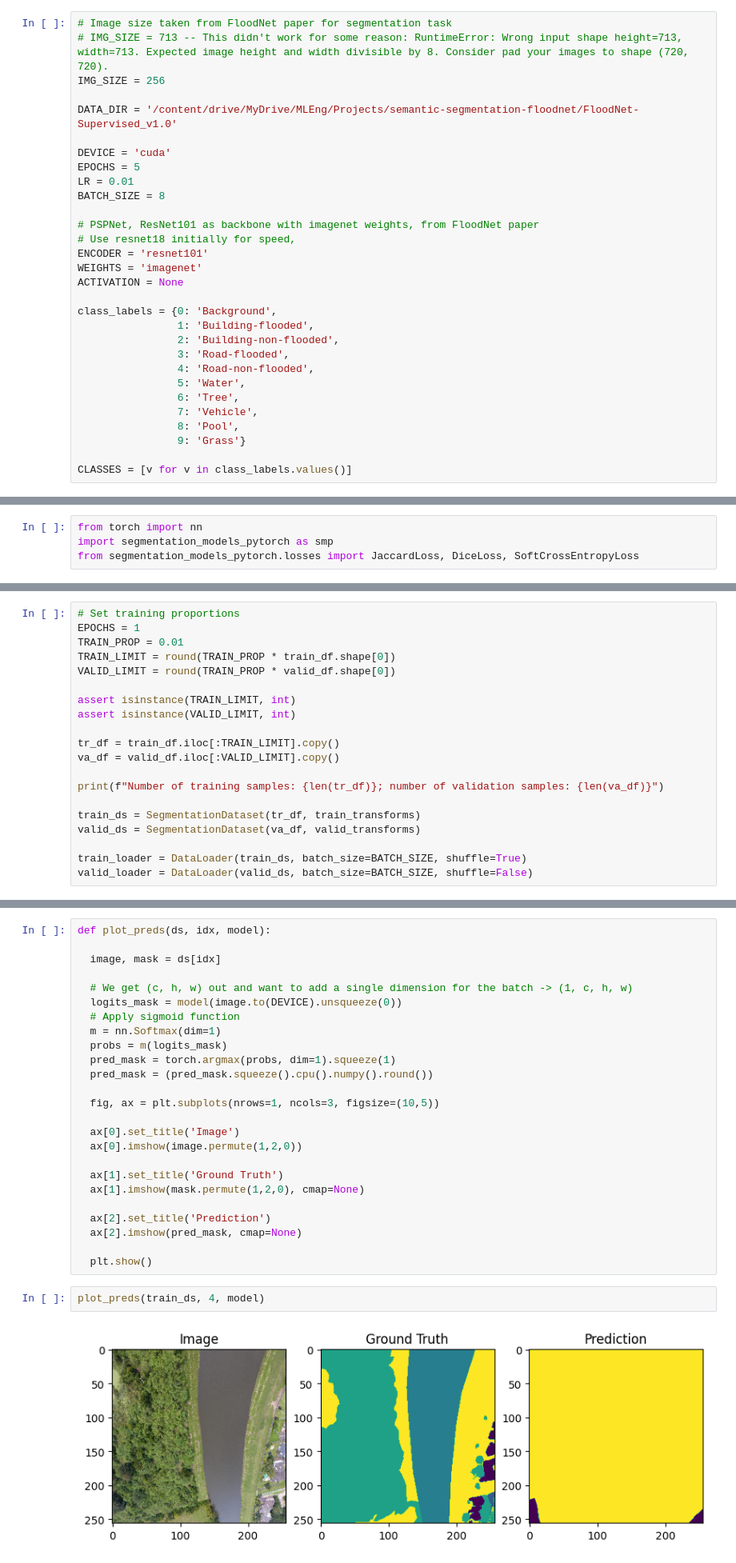
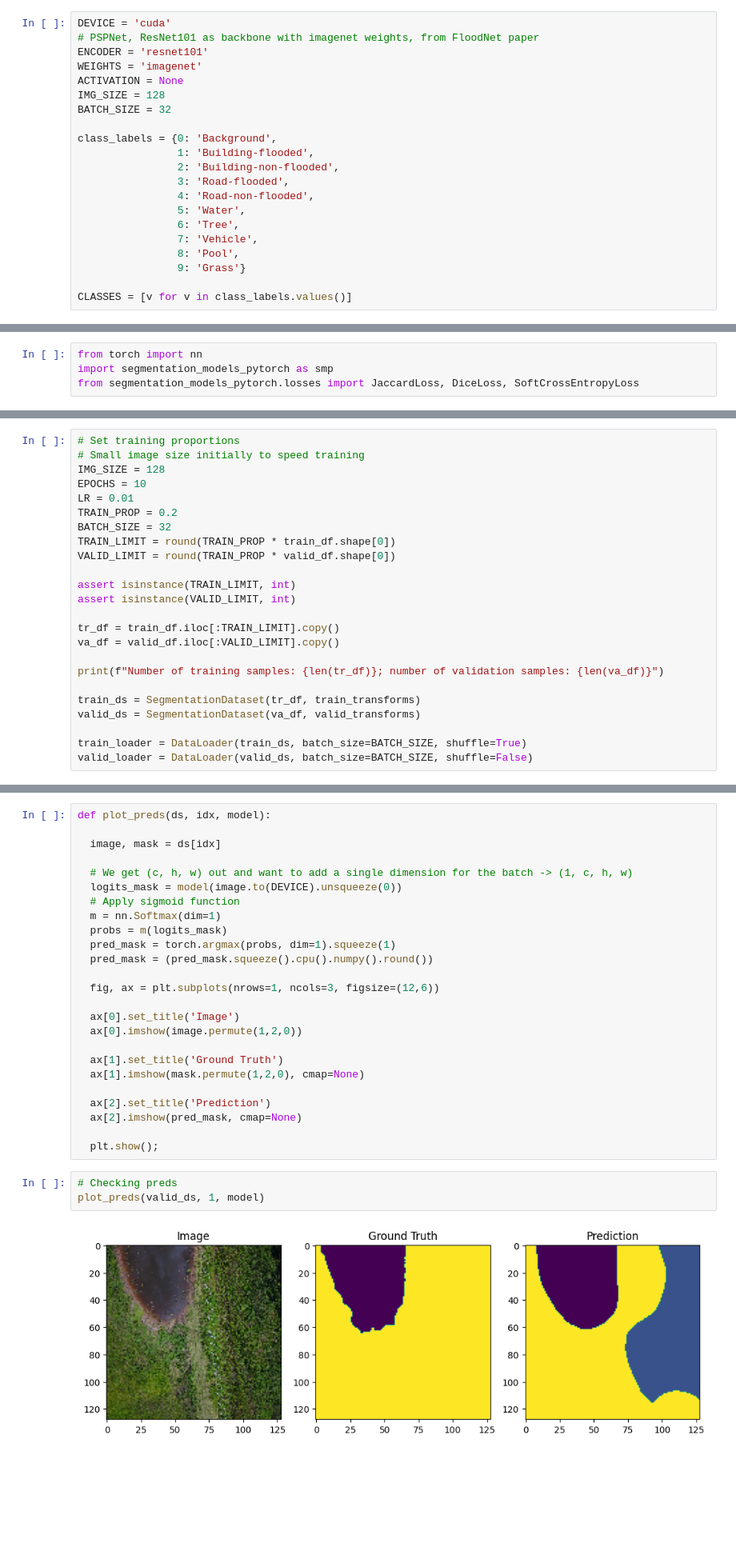
Before and after one commit to d-lazenby/semantic-segmentation-floodnet, a Jupyter notebook: FloodNet.ipynb, the cells around one changed output, grey strips where cells are left out. Shown at 80% size. Drawn from its saved outputs; the diff is of its cells as text; blank space fills up the shorter version.

Commit message:
Fixed training loop Added plotting for losses and predictions

```diff
--- a/FloodNet.ipynb
+++ b/FloodNet.ipynb
@@ -33,20 +20,11 @@ Successfully installed efficientnet-pytorch-0.7.1 munch-4.0.0 pretrainedmodels-0
 # %%
-# Image size taken from FloodNet paper for segmentation task
-# IMG_SIZE = 713 -- This didn't work for some reason: RuntimeError: Wrong input shape height=713, width=713. Expected image height and width divisible by 8. Consider pad your images to shape (720, 720).
-IMG_SIZE = 256
-
-DATA_DIR = '/content/drive/MyDrive/MLEng/Projects/semantic-segmentation-floodnet/FloodNet-Supervised_v1.0'
-
 DEVICE = 'cuda'
-EPOCHS = 5
-LR = 0.01
-BATCH_SIZE = 8
-
 # PSPNet, ResNet101 as backbone with imagenet weights, from FloodNet paper
-# Use resnet18 initially for speed,
 ENCODER = 'resnet101'
 WEIGHTS = 'imagenet'
 ACTIVATION = None
+IMG_SIZE = 128
+BATCH_SIZE = 32
 
 class_labels = {0: 'Background',
                 1: 'Building-flooded',
@@ -258,7 +229,11 @@ optimizer = torch.optim.Adam(model.parameters(), lr=LR)
 # %%
 # Set training proportions
-EPOCHS = 1
-TRAIN_PROP = 0.01
+# Small image size initially to speed training
+IMG_SIZE = 128
+EPOCHS = 10
+LR = 0.01
+TRAIN_PROP = 0.2
+BATCH_SIZE = 32
 TRAIN_LIMIT = round(TRAIN_PROP * train_df.shape[0])
 VALID_LIMIT = round(TRAIN_PROP * valid_df.shape[0])
 
@@ -331,7 +327,7 @@ def plot_preds(ds, idx, model):
   pred_mask = torch.argmax(probs, dim=1).squeeze(1)
   pred_mask = (pred_mask.squeeze().cpu().numpy().round())
 
-  fig, ax = plt.subplots(nrows=1, ncols=3, figsize=(10,5))
+  fig, ax = plt.subplots(nrows=1, ncols=3, figsize=(12,6))
 
   ax[0].set_title('Image')
   ax[0].imshow(image.permute(1,2,0))
@@ -342,8 +338,9 @@ def plot_preds(ds, idx, model):
   ax[2].set_title('Prediction')
   ax[2].imshow(pred_mask, cmap=None)
 
-  plt.show()
+  plt.show();
 # %%
-plot_preds(train_ds, 4, model)
+# Checking preds
+plot_preds(valid_ds, 1, model)
 # %% [output]
-[figure, old version]
+[figure, new version]
```
Also changed, not shown: parts of 21 cells of this notebook, 1 other file.
